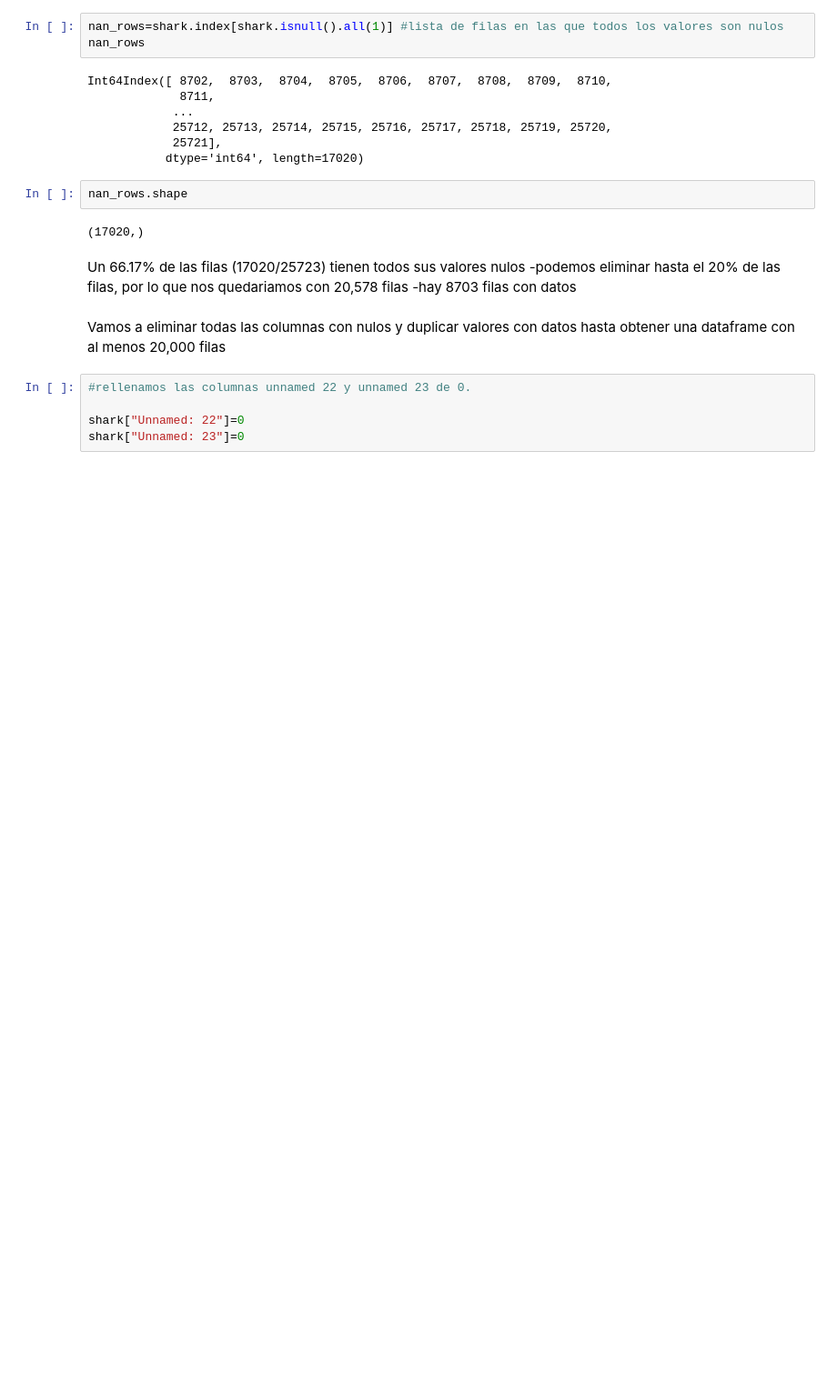
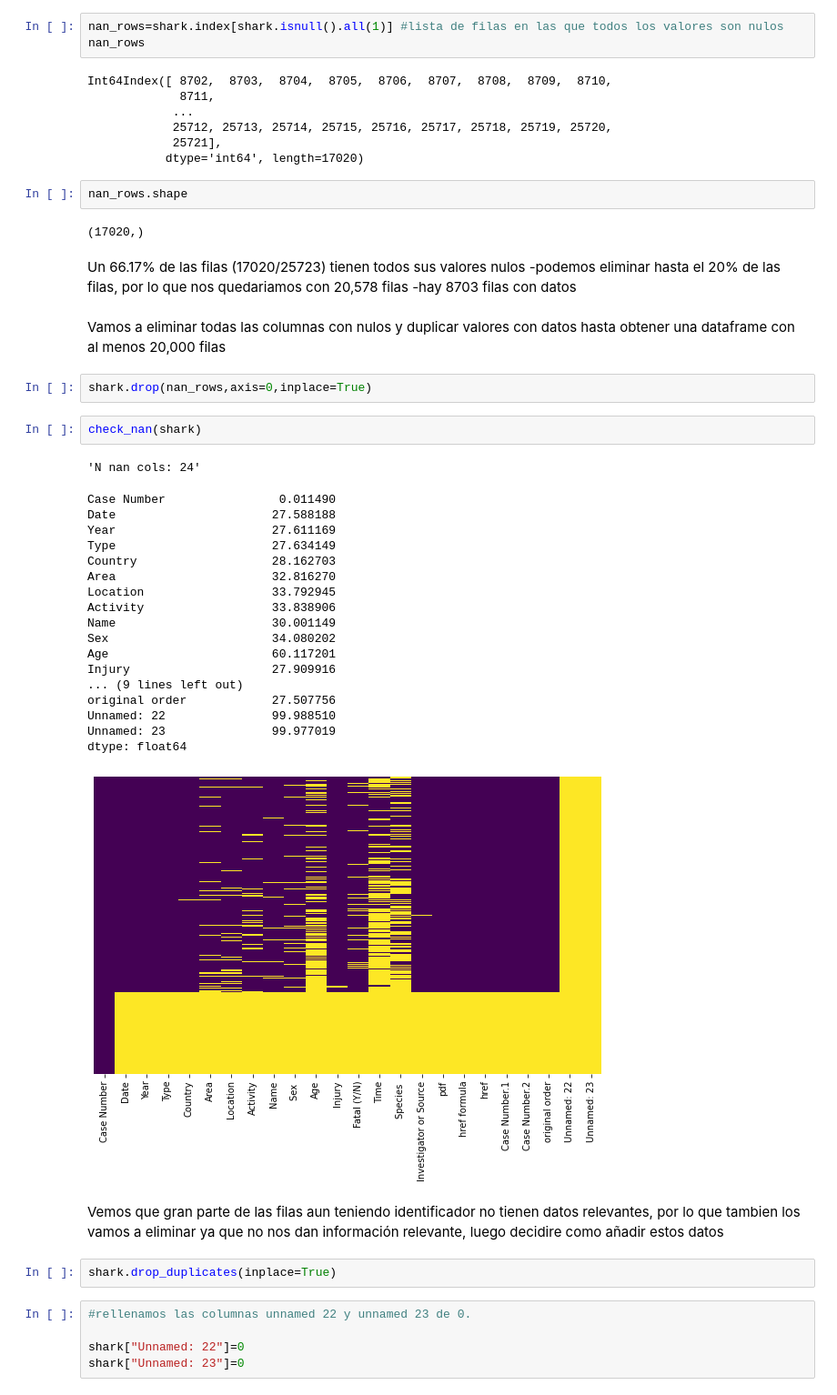
Before and after one commit to dgomezlechon/Proyect1-cleaning-pandas, a Jupyter notebook: my-code/main.ipynb, the cells around one changed output. Shown: that part at 91% size. Drawn from its saved outputs; the diff is of its cells as text; blank space fills up the shorter version.

```diff
--- a/my-code/main.ipynb
+++ b/my-code/main.ipynb
@@ -127,6 +129,34 @@ Un 66.17% de las filas (17020/25723) tienen todos sus valores nulos
 -hay 8703 filas con datos
 # %% [markdown]
 Vamos a eliminar todas las columnas con nulos y duplicar valores con datos hasta obtener una dataframe con al menos 20,000 filas
+# %%
+shark.drop(nan_rows,axis=0,inplace=True)
+# %%
+check_nan(shark)
+# %% [output]
+'N nan cols: 24'
+Case Number                0.011490
+Date                      27.588188
+Year                      27.611169
+Type                      27.634149
+Country                   28.162703
+Area                      32.816270
+Location                  33.792945
+Activity                  33.838906
+Name                      30.001149
+Sex                       34.080202
+Age                       60.117201
+Injury                    27.909916
+... (9 lines left out)
+original order            27.507756
+Unnamed: 22               99.988510
+Unnamed: 23               99.977019
+dtype: float64
+[figure, added]
+# %% [markdown]
+Vemos que gran parte de las filas aun teniendo identificador no tienen datos relevantes, por lo que tambien los vamos a eliminar ya que no nos dan información relevante, luego decidire como añadir estos datos
+# %%
+shark.drop_duplicates(inplace=True)
 # %%
 #rellenamos las columnas unnamed 22 y unnamed 23 de 0.
 
```
Also changed, not shown: parts of 22 cells of this notebook.
